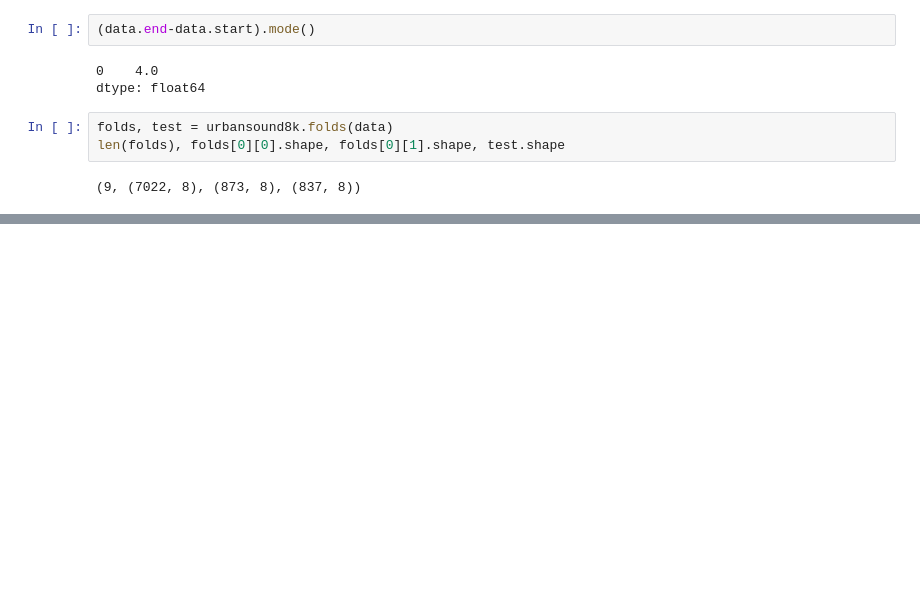
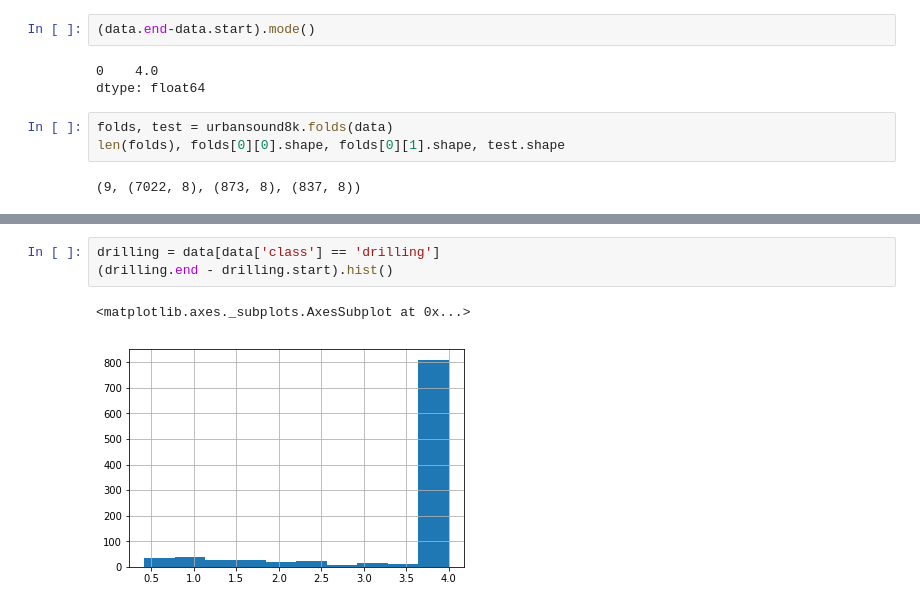
Before and after one commit to jonnor/ESC-CNN-microcontroller, a Jupyter notebook: experiments/urbansounds/First.ipynb, the cells around one changed output, grey strips where cells are left out. Cells and saved outputs as stored; diff of their text form; blank space fills up the shorter version.

```diff
--- a/experiments/urbansounds/First.ipynb
+++ b/experiments/urbansounds/First.ipynb
@@ -242,0 +399,6 @@ model.save('first.hdf5')
+# %%
+drilling = data[data['class'] == 'drilling']
+(drilling.end - drilling.start).hist()
+# %% [output]
+<matplotlib.axes._subplots.AxesSubplot at 0x...>
+[figure, added]
```
Also changed, not shown: parts of 14 cells of this notebook, 2 other files.
